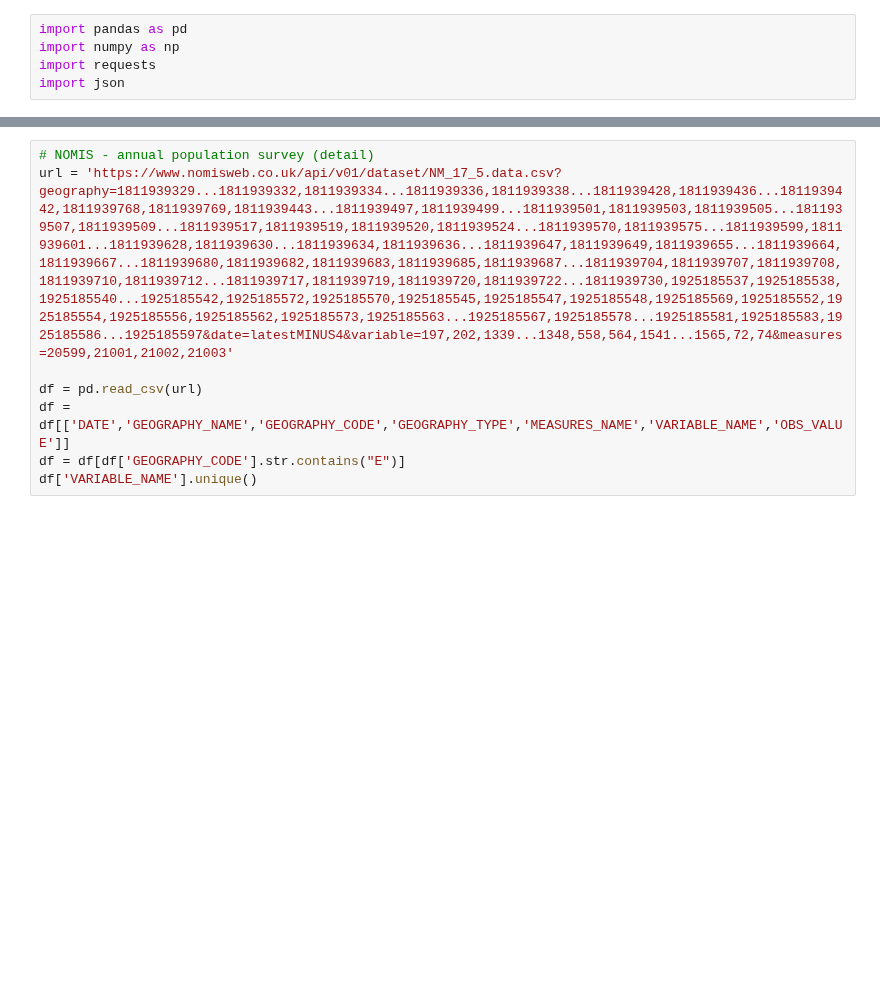
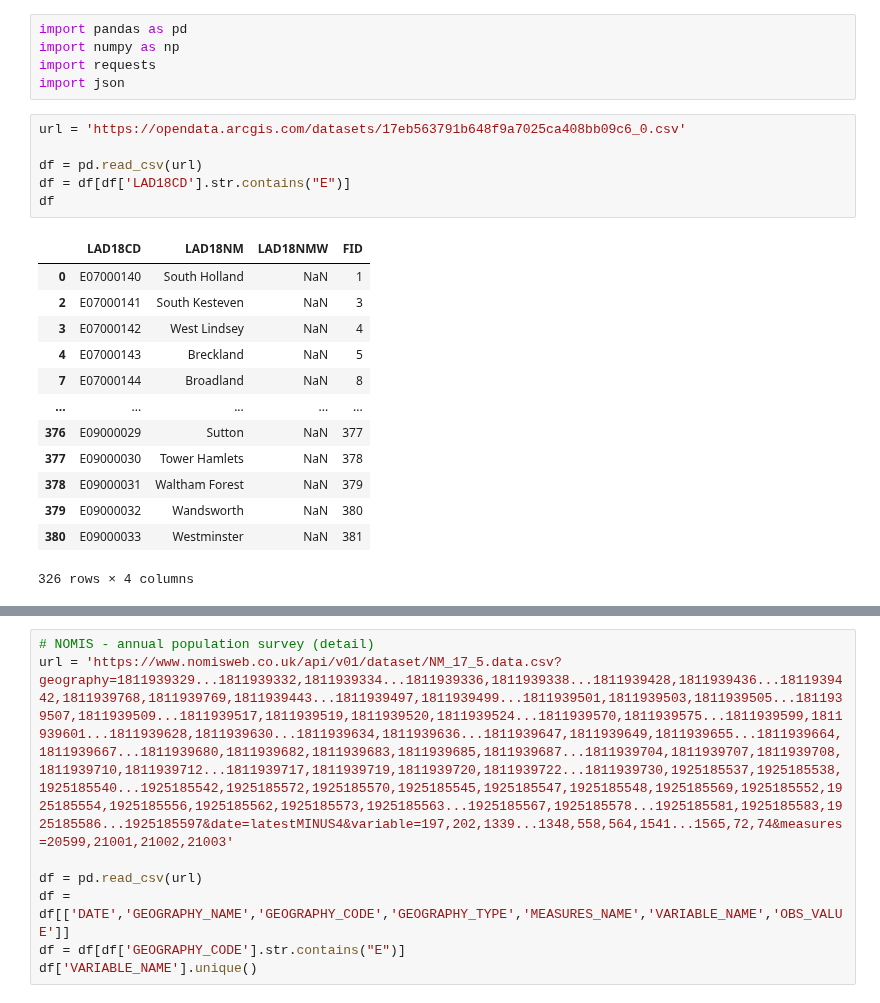
Before and after one commit to craig-shenton/nomis-workforce-clustering, a Jupyter notebook: nomis_data.ipynb, the cells around one changed output, grey strips where cells are left out. Cells and saved outputs as stored; diff of their text form; blank space fills up the shorter version.

```diff
--- a/nomis_data.ipynb
+++ b/nomis_data.ipynb
@@ -3,6 +3,26 @@ import pandas as pd
 import numpy as np
 import requests
 import json
+# %%
+url = 'https://opendata.arcgis.com/datasets/17eb563791b648f9a7025ca408bb09c6_0.csv'
+
+df = pd.read_csv(url)
+df = df[df['LAD18CD'].str.contains("E")]
+df
+# %% [output]
+|  | LAD18CD | LAD18NM | LAD18NMW | FID |
+| 0 | E07000140 | South Holland | NaN | 1 |
+| 2 | E07000141 | South Kesteven | NaN | 3 |
+| 3 | E07000142 | West Lindsey | NaN | 4 |
+| 4 | E07000143 | Breckland | NaN | 5 |
+| 7 | E07000144 | Broadland | NaN | 8 |
+| ... | ... | ... | ... | ... |
+| 376 | E09000029 | Sutton | NaN | 377 |
+| 377 | E09000030 | Tower Hamlets | NaN | 378 |
+| 378 | E09000031 | Waltham Forest | NaN | 379 |
+| 379 | E09000032 | Wandsworth | NaN | 380 |
+| 380 | E09000033 | Westminster | NaN | 381 |
+326 rows × 4 columns
 # %%
 # NOMIS API - Population estimates - local authority based by five year age band
 url = 'https://www.nomisweb.co.uk/api/v01/dataset/NM_31_1.data.csv?geography=1811939329...1811939332,1811939334...1811939336,1811939338...1811939428,1811939436...1811939442,1811939768,1811939769,1811939443...1811939497,1811939499...1811939501,1811939503,1811939505...1811939507,1811939509...1811939517,1811939519,1811939520,1811939524...1811939570,1811939575...1811939599,1811939601...1811939628,1811939630...1811939634,1811939636...1811939647,1811939649,1811939655...1811939664,1811939667...1811939680,1811939682,1811939683,1811939685,1811939687...1811939704,1811939707,1811939708,1811939710,1811939712...1811939717,1811939719,1811939720,1811939722...1811939730,1811939757...1811939767,1807745025...1807745028,1807745030...1807745032,1807745034...1807745083,1807745085,1807745282,1807745283,1807745086...1807745155,1807745157...1807745164,1807745166...1807745170,1807745172...1807745177,1807745179...1807745194,1807745196,1807745197,1807745199,1807745201...1807745218,1807745221,1807745222,1807745224,1807745226...1807745231,1807745233,1807745234,1807745236...1807745244,1807745271...1807745281,1853882369...1853882372,1853882374...1853882379&date=latest&sex=7&age=0,22,25&measures=20100,20301'
```
Also changed, not shown: parts of 13 cells of this notebook, 9 other files.
